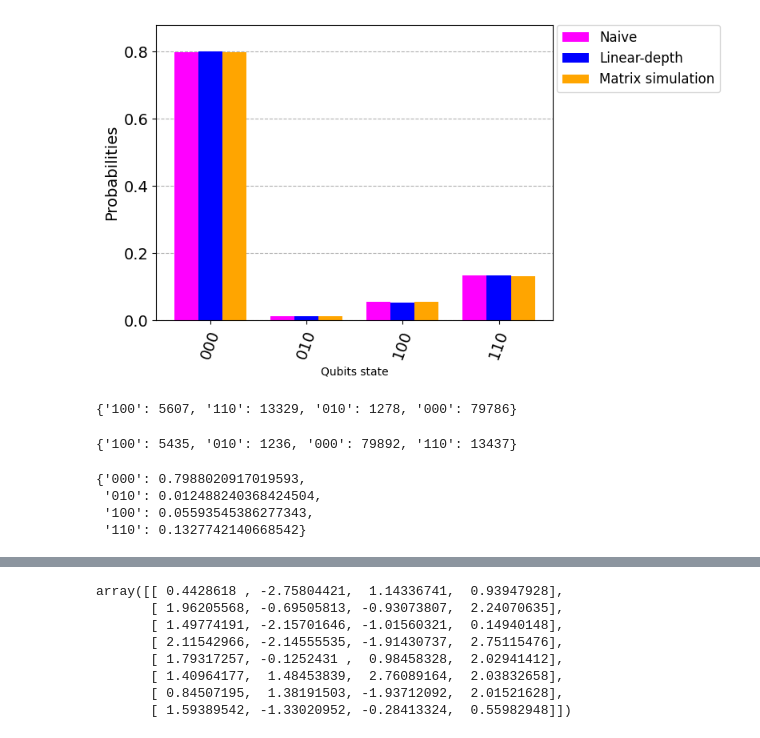
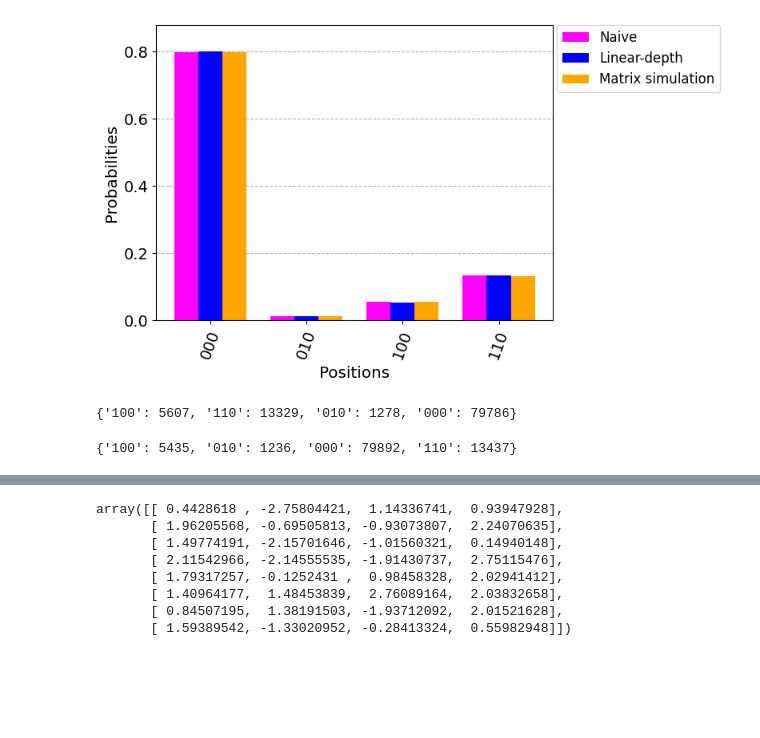
Before and after one commit to ugo-nzongani/Position-dependent-coin-operators, a Jupyter notebook: simulation.ipynb, the cells around one changed output, grey strips where cells are left out. Saved outputs shown, nothing was run; the diff lists cells and outputs as text; code cells hidden in the pictures; blank space fills up the shorter version.

```diff
--- a/simulation.ipynb
+++ b/simulation.ipynb
@@ -45,26 +45,19 @@ counts3 = Counts(counts3)
 # %%
 # display the plot
 fig, ax = plt.subplots()
 
 plot_histogram([counts1,counts2, counts3], legend=['Naive','Linear-depth', 'Matrix simulation'],color=['magenta','blue','orange'],bar_labels=False, ax=ax)
-ax.set_xlabel('Qubits state')
-ax.set_ylabel('Probabilities')
+ax.set_xlabel('Positions', fontsize='x-large')
+ax.set_ylabel('Probabilities',fontsize='x-large')
 
 plt.show()
 # %% [output]
-[figure, old version]
+[figure, new version]
-# %%
-counts1
-# %% [output]
-{'100': 5607, '110': 13329, '010': 1278, '000': 79786}
-# %%
-counts2
-# %% [output]
-{'100': 5435, '010': 1236, '000': 79892, '110': 13437}
-# %%
-counts3
-# %% [output]
-{'000': 0.7988020917019593,
- '010': 0.012488240368424504,
- '100': 0.05593545386277343,
- '110': 0.1327742140668542}
+# %%
+counts1
+# %% [output]
+{'100': 5607, '110': 13329, '010': 1278, '000': 79786}
+# %%
+counts2
+# %% [output]
+{'100': 5435, '010': 1236, '000': 79892, '110': 13437}
```
Also changed, not shown: parts of 18 cells of this notebook.
